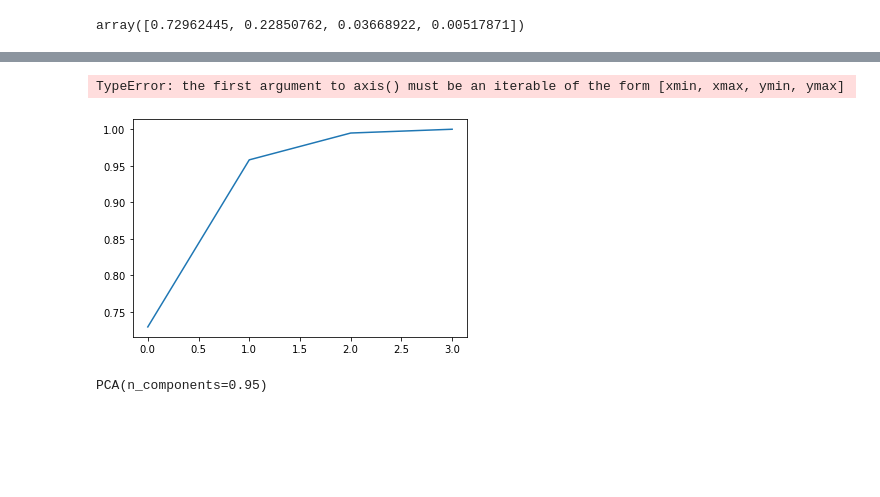
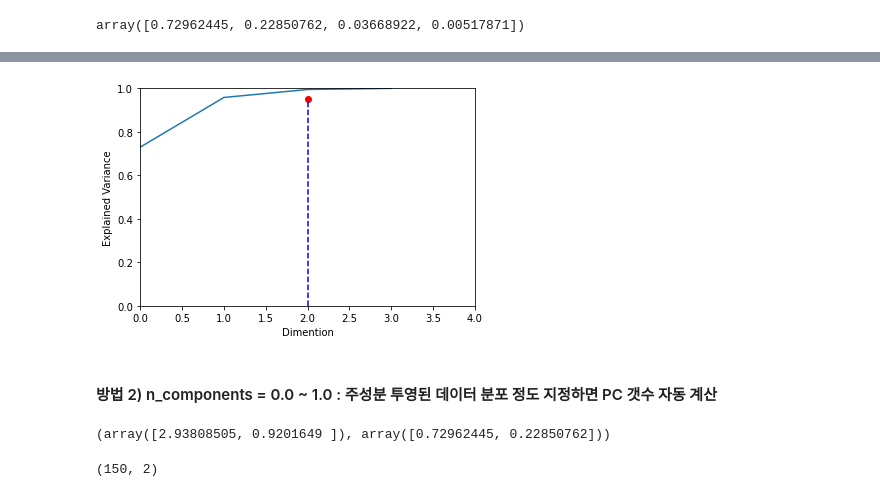
Before and after one commit to qud0511/Machine-Learning, a Jupyter notebook: Kim_ML/lesson/Deep-L/0919_pca.ipynb, the cells around one changed output, grey strips where cells are left out. Drawn from its saved outputs; the diff is of its cells as text; code cells hidden in the pictures; blank space fills up the shorter version.

```diff
--- a/Kim_ML/lesson/Deep-L/0919_pca.ipynb
+++ b/Kim_ML/lesson/Deep-L/0919_pca.ipynb
@@ -75,6 +81,7 @@ import numpy as np
 # %%
-cumsum=np.cumsum(pca.explained_variance_ratio_)
-d=np.argmax(cumsum>=95)+1
-
-print(f'주성분 갯수(차원) : {d}')
+import numpy as np
+cumsum = np.cumsum(pca.explained_variance_ratio_)
+# 누적값이 0.95가 필요한 경우
+d = np.argmax(cumsum >= 0.95) + 1
+print(f'주성분 갯수(차원) :  {d}')
 # %% [output]
@@ -96,10 +114,11 @@ irisPCA[:5]
 # %%
-# 주성분과 데이터 데이터 투영 분석 시각화''""
-plt.plot((cumsum))
-plt.axis([0.4, 0, 1])
+# 주성분과 데이터 투영 분산 정도 시각화
+plt.plot(cumsum)
+plt.plot(d, 0.95, 'ro')
+plt.plot([2.0, 2.0], [0, 0.95], 'b--')
+plt.axis([0,4, 0, 1])
 plt.xlabel("Dimention")
-plt.ylabel("Explaine Variance")
+plt.ylabel("Explained Variance")
 plt.show()
 # %% [output]
-TypeError: the first argument to axis() must be an iterable of the form [xmin, xmax, ymin, ymax]
-[figure, old version]
+[figure, new version]
@@ -108,6 +125,8 @@ TypeError: the first argument to axis() must be an iterable of the form [xmin, x
+# %% [markdown]
+#### 방법 2) n_components = 0.0 ~ 1.0 : 주성분 투영된 데이터 분포 정도 지정하면 PC 갯수 자동 계산
 # %%
 pca3=PCA(n_components=0.95)
+pca3.fit(X_scaled)
+pca3.explained_variance_, pca3.explained_variance_ratio_
+# %% [output]
+(array([2.93808505, 0.9201649 ]), array([0.72962445, 0.22850762]))
-# %%
-pca3.fit(X_scaled)
-# %% [output]
-PCA(n_components=0.95)
@@ -117,0 +133,5 @@ pca
+# %%
+irisPCA3 = pca3.transform(X_scaled)
+irisPCA3.shape
+# %% [output]
+(150, 2)
```
Also changed, not shown: parts of 31 cells of this notebook.
